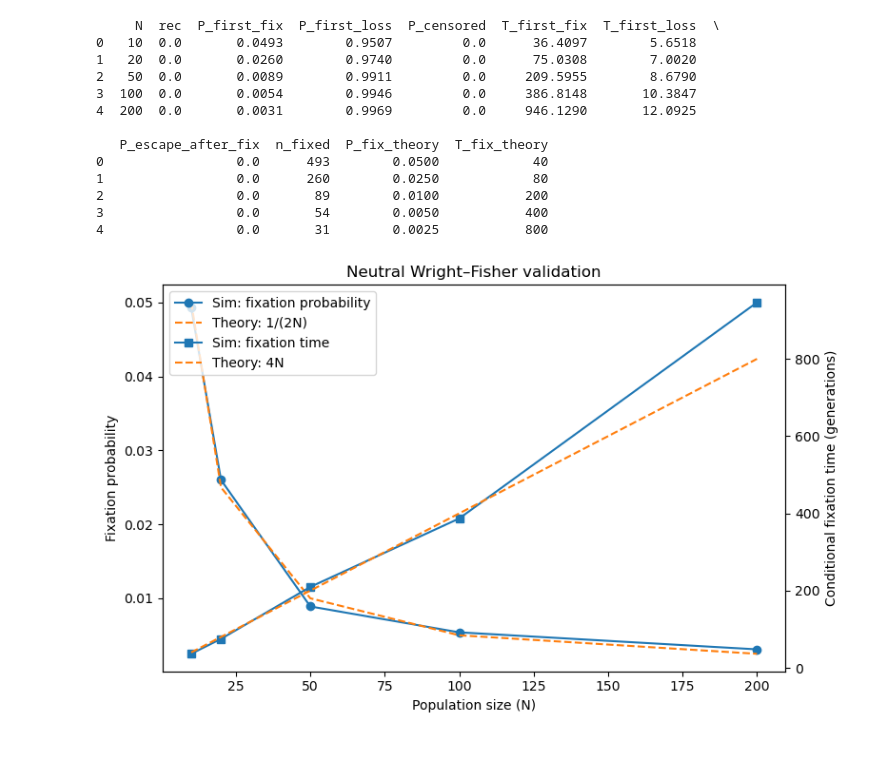
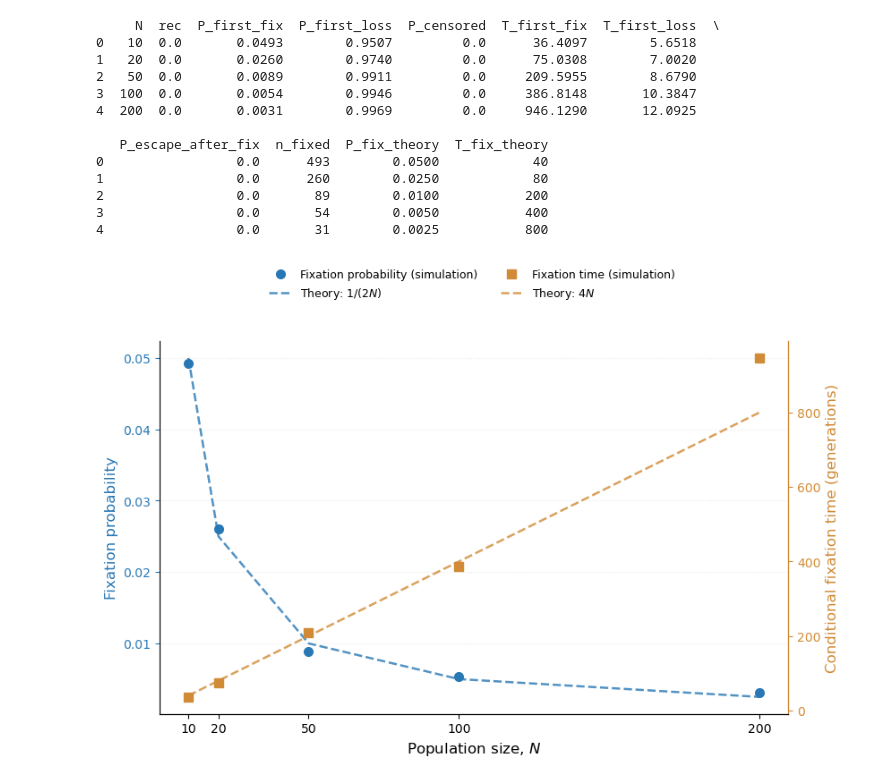
Before and after one commit to Duramenn/CNV_dynamics_2026, a Jupyter notebook: code/stochastic/S0.0_neutral.ipynb, the cells around one changed output. Cells and saved outputs as stored; diff of their text form; code cells hidden in the pictures; blank space fills up the shorter version.

Commit message:
add VALIDATION

```diff
--- a/code/stochastic/S0.0_neutral.ipynb
+++ b/code/stochastic/S0.0_neutral.ipynb
@@ -668,28 +668,93 @@ print(df_N.round(4))
 3                 0.0       54        0.0050           400
 4                 0.0       31        0.0025           800
 # %%
-fig, ax1 = plt.subplots(figsize=(8, 5))
+# Sort by population size
+df = df_N.sort_values("N")
 
-# Left axis
-ax1.plot(df_N["N"], df_N["P_first_fix"], "o-", label="Sim: fixation probability")
-ax1.plot(df_N["N"], 1 / (2 * df_N["N"]), "--", label="Theory: 1/(2N)")
-ax1.set_xlabel("Population size (N)")
-ax1.set_ylabel("Fixation probability")
-ax1.tick_params(axis="y")
+fig, ax1 = plt.subplots(figsize=(8.5, 5.5))
+ax2 = ax1.twinx()
 
-# Right axis
-ax2 = ax1.twinx()
-ax2.plot(df_N["N"], df_N["T_first_fix"], "s-", label="Sim: fixation time")
-ax2.plot(df_N["N"], 4 * df_N["N"], "--", label="Theory: 4N")
-ax2.set_ylabel("Conditional fixation time (generations)")
-ax2.tick_params(axis="y")
+# Colors
+c_prob = "#2878B5"   # Blue
+c_time = "#D18B36"   # Orange
 
+# --- Fixation probability (left axis) ---
+ax1.plot(
+    df["N"], df["P_first_fix"],
+    "o", color=c_prob, markersize=7,
+    label="Fixation probability (simulation)",
+    zorder=5
+)
+
+ax1.plot(
+    df["N"], 1 / (2 * df["N"]),
+    "--", color=c_prob, linewidth=1.8,
+    alpha=0.8,
+    label=r"Theory: $1/(2N)$"
+)
+
+# --- Fixation time (right axis) ---
+ax2.plot(
+    df["N"], df["T_first_fix"],
+    "s", color=c_time, markersize=7,
+    label="Fixation time (simulation)",
+    zorder=5
+)
+
+ax2.plot(
+    df["N"], 4 * df["N"],
+    "--", color=c_time, linewidth=1.8,
+    alpha=0.8,
+    label=r"Theory: $4N$"
+)
+
+# --- Axes ---
+ax1.set_xlabel("Population size, $N$", fontsize=12)
+ax1.set_ylabel(
+    "Fixation probability",
+    fontsize=12,
+    color=c_prob
+)
+ax2.set_ylabel(
+    "Conditional fixation time (generations)",
+    fontsize=12,
+    color=c_time
+)
+
+ax1.tick_params(axis="y", colors=c_prob)
+ax2.tick_params(axis="y", colors=c_time)
+
+ax1.set_xticks(df["N"])
+
+# Subtle grid
+ax1.grid(
+    axis="y",
+    linestyle=":",
+    alpha=0.25
+)
+
+# Remove unnecessary borders
+ax1.spines["top"].set_visible(False)
+ax2.spines["top"].set_visible(False)
+
+ax1.spines["left"].set_color(c_prob)
+ax2.spines["right"].set_color(c_time)
+
+# --- Combined legend ---
 lines1, labels1 = ax1.get_legend_handles_labels()
 lines2, labels2 = ax2.get_legend_handles_labels()
-ax1.legend(lines1 + lines2, labels1 + labels2, loc="upper left")
 
-plt.title("Neutral Wright–Fisher validation")
-plt.tight_layout()
+fig.legend(
+    lines1 + lines2,
+    labels1 + labels2,
+    loc="upper center",
+    bbox_to_anchor=(0.5, 1.04),
+    ncol=2,
+    frameon=False,
+    fontsize=9
+)
+
+plt.tight_layout(rect=[0, 0, 1, 0.90])
 plt.show()
 # %% [output]
-[figure, old version]
+[figure, new version]
```
Also changed, not shown: parts of 11 cells of this notebook.
